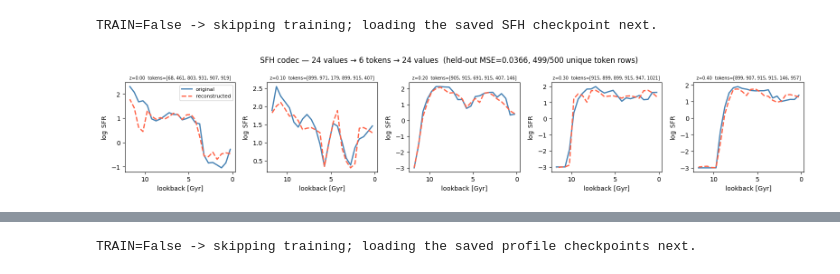
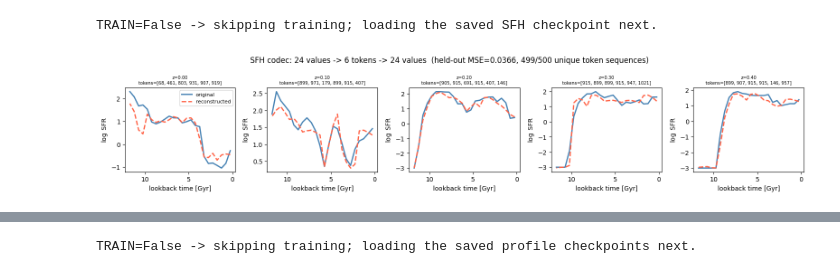
Before and after one commit to yueyingn/Multimodal-galaxy-tutorial, a Jupyter notebook: tutorial-1-codecs.ipynb, the cells around one changed output, grey strips where cells are left out. Drawn from its saved outputs; the diff is of its cells as text; code cells hidden in the pictures.

```diff
--- a/tutorial-1-codecs.ipynb
+++ b/tutorial-1-codecs.ipynb
@@ -108,22 +168,26 @@ from sim.modalities import (
     SimSFR, SimMstar, SimMhalo, SimR200, SimMbh, SimEgyRM, SimRMpow, SimRedshift,
 )
 
-# Held-out validation set: 500 galaxies, 100 per redshift (z=0.0-0.4), fair-sampled.
-# The SAME fixed IMG_NORM is applied here as during training -> in-distribution images.
+# Held-out validation set:
+# 500 galaxies total, 100 per redshift from z=0.0 to z=0.4.
+# Use the same fixed image normalization as training so validation images remain in-distribution.
 val_ds = GalaxyDataset([VAL_FILE], normalize_images=True, img_norm=IMG_NORM)
 zred = np.round(1.0 / val_ds.scale_factor.numpy() - 1.0, 2)
+
 # one representative galaxy per redshift for the reconstruction panels
 reps = [int(np.where(zred == zz)[0][0]) for zz in sorted(set(zred.tolist()))]
 
 if TRAIN:
     # The full multi-redshift training set (19,118 galaxies across 5 snapshots).
     train_ds = GalaxyDataset(TRAIN_FILES, normalize_images=True, img_norm=IMG_NORM)
-    print(f"train={len(train_ds)}  val={len(val_ds)}  redshifts={sorted(set(zred.tolist()))}")
+    print(f"train={len(train_ds)}  val={len(val_ds)}",f"redshifts={[round(float(z), 2) for z in sorted(set(zred.tolist()))]}")
 else:
     train_ds = None
-    print(f"LOAD pass: val={len(val_ds)} galaxies  redshifts={sorted(set(zred.tolist()))}")
+    print(
+    f"LOAD pass: val={len(val_ds)} galaxies,", f"redshifts={[round(float(z), 2) for z in sorted(set(zred.tolist()))]}")
 
-# Fixed axes shared by all galaxies (needed by the 1-D codecs on decode).
+# Fixed axes shared by all galaxies.
+# These are required by the 1-D codecs during decoding.
 time_grid   = val_ds.sfh[0, 0, :].clone()
 radius_grid = val_ds.gas_prof[0, 0, :].clone()
 # %% [output]
@@ -311,27 +548,39 @@ else:
 # %% [output]
 TRAIN=False -> skipping training; loading the saved SFH checkpoint next.
 # %%
-# Load the best checkpoint and reconstruct on the held-out multi-z val set.
+# Load the trained SFH codec and evaluate it on the held-out validation split.
+# Round trip: 24-point SFH -> 6 token IDs -> reconstructed 24-point SFH.
+
 sfh_codec = load_codec(SFHCodec(), SimSFH)
 sfh_codec.set_time_grid(time_grid.to(DEVICE))
+sfh_codec.eval()
 
-x = val_ds.sfh.to(DEVICE)
+sfh = val_ds.sfh.to(DEVICE)
 with torch.no_grad():
-    tokens = sfh_codec.encode(SimSFH(value=x))
-    recon  = sfh_codec.decode(tokens).value.cpu()
-mse  = ((val_ds.sfh[:, 1:2] - recon[:, 1:2]) ** 2).mean().item()
+    tokens = sfh_codec.encode(SimSFH(value=sfh))
+    recon = sfh_codec.decode(tokens).value.cpu()
+
+# The SFH tensor stores both the time grid and SFR values; evaluate only the SFR channel.
+true_sfr, recon_sfr = val_ds.sfh[:, 1], recon[:, 1]
+mse = ((true_sfr - recon_sfr) ** 2).mean().item()
 uniq = int(torch.unique(tokens.cpu(), dim=0).shape[0])
 
-fig, axes = plt.subplots(1, len(reps), figsize=(3.2 * len(reps), 3.2))
-for ax, gi in zip(axes, reps):
-    ax.plot(time_grid, val_ds.sfh[gi, 1], color="steelblue", lw=2, label="original")
-    ax.plot(time_grid, recon[gi, 1],      color="tomato", lw=2, ls="--", label="reconstructed")
-    ax.invert_xaxis(); ax.set_xlabel("lookback [Gyr]"); ax.set_ylabel(r"$\log$ SFR")
-    ax.set_title(f"z={zred[gi]:.2f}  tokens={tokens[gi].tolist()}", fontsize=7)
-axes[0].legend(fontsize=8)
-fig.suptitle(f"SFH codec — 24 values → 6 tokens → 24 values  "
-             f"(held-out MSE={mse:.4f}, {uniq}/{len(val_ds)} unique token rows)")
-fig.tight_layout(); plt.show()
+fig, axes = plt.subplots(1, len(reps), figsize=(3.2 * len(reps), 3.2), squeeze=False)
+for ax, gi in zip(axes.ravel(), reps):
+    ax.plot(time_grid, true_sfr[gi], color="steelblue", lw=2, label="original")
+    ax.plot(time_grid, recon_sfr[gi], color="tomato", lw=2, ls="--", label="reconstructed")
+    ax.invert_xaxis()
+    ax.set_xlabel("lookback time [Gyr]")
+    ax.set_ylabel(r"$\log$ SFR")
+    ax.set_title(f"z={zred[gi]:.2f}\ntokens={tokens[gi].tolist()}", fontsize=7)
+
+axes.ravel()[0].legend(fontsize=8)
+fig.suptitle(
+    f"SFH codec: 24 values -> 6 tokens -> 24 values  "
+    f"(held-out MSE={mse:.4f}, {uniq}/{len(val_ds)} unique token sequences)"
+)
+fig.tight_layout()
+plt.show()
 # %% [output]
-[figure, old version]
+[figure, new version]
 # %% [markdown]
```
Also changed, not shown: parts of 29 cells of this notebook, 1 other file.
